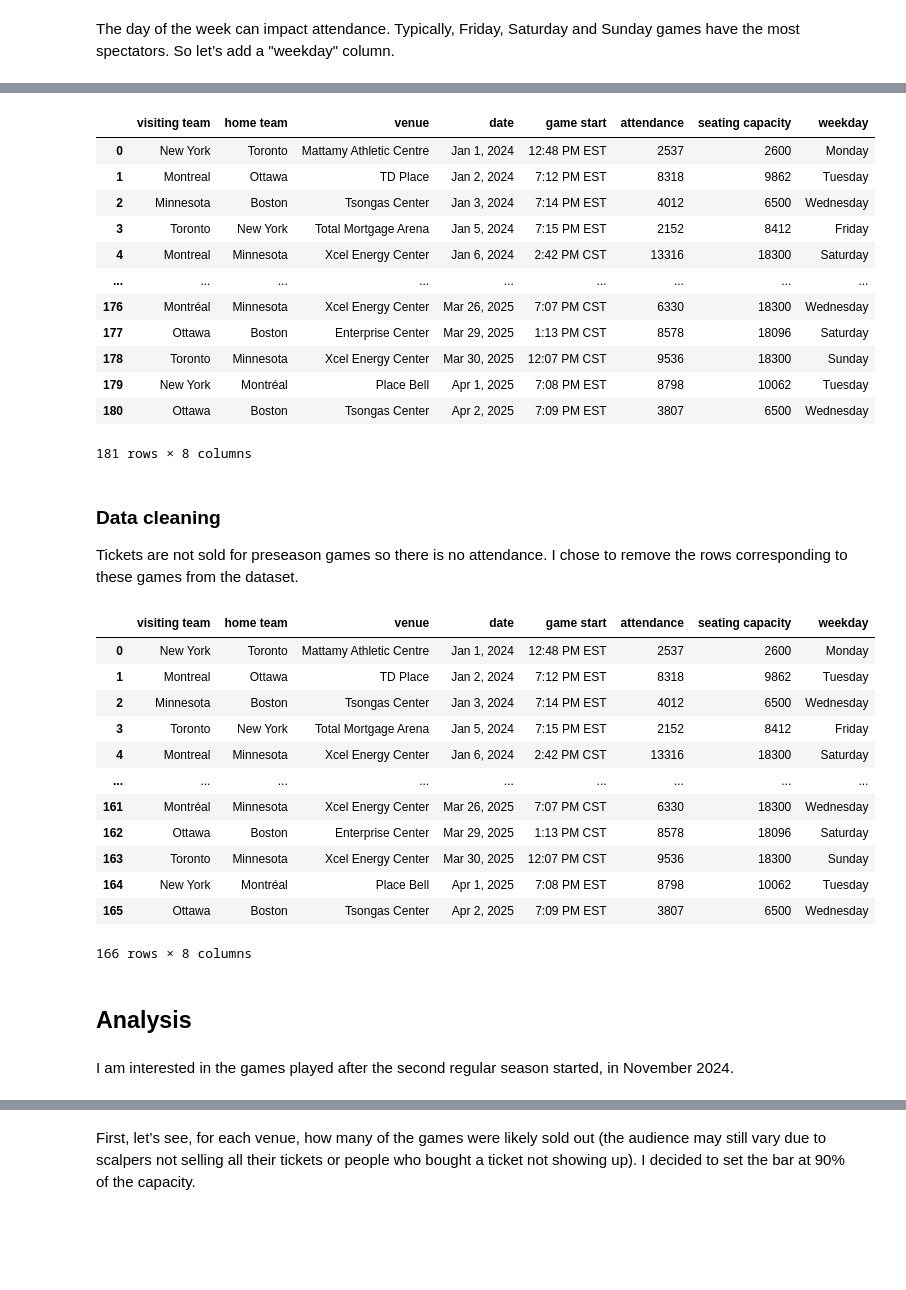
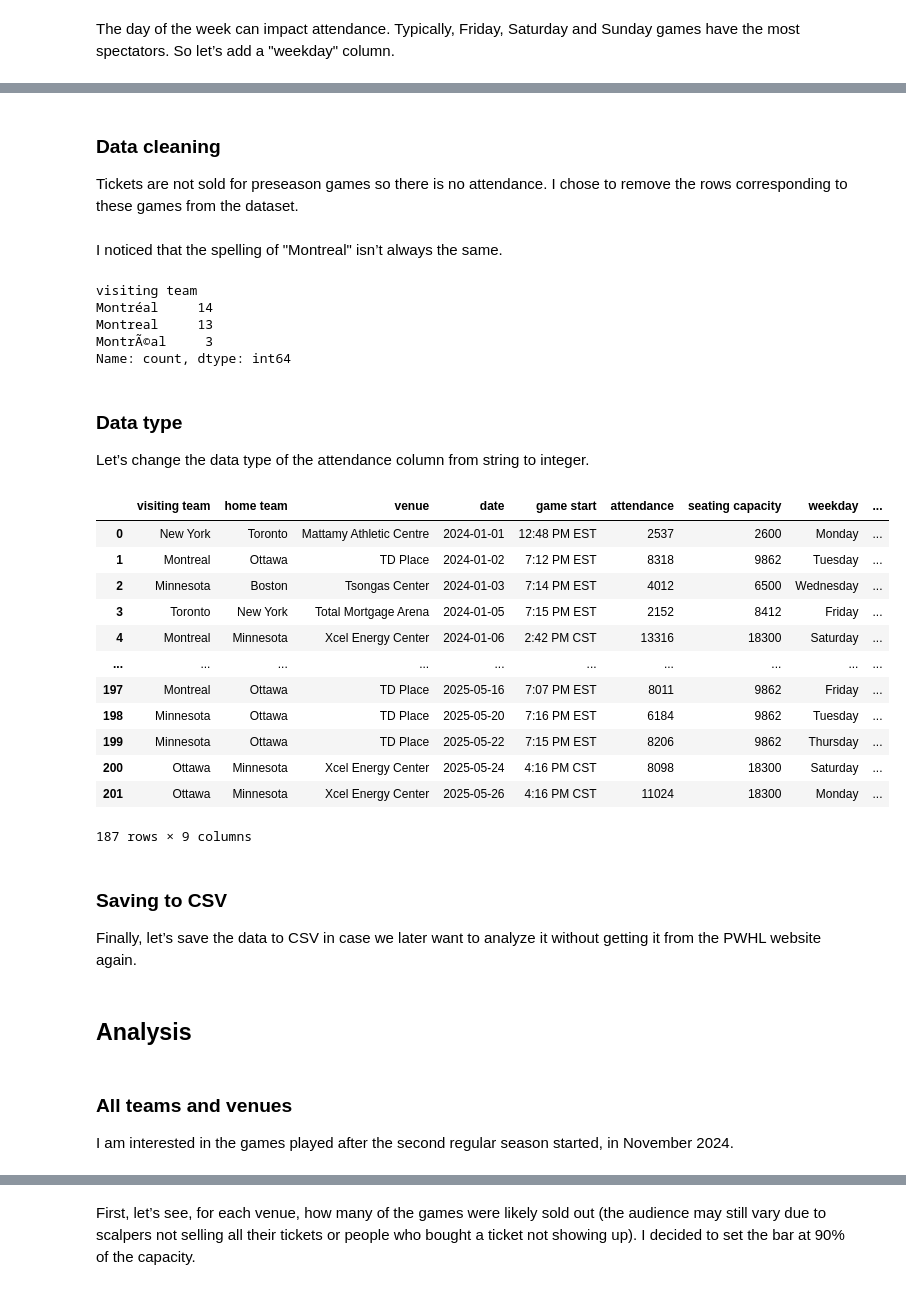
Before and after one commit to AGasconAfriat/pwhl_data-analysis, a Jupyter notebook: attendance.ipynb, the cells around one changed output, grey strips where cells are left out. Cells and saved outputs as stored; diff of their text form; code cells hidden in the pictures; blank space fills up the shorter version.

```diff
--- a/attendance.ipynb
+++ b/attendance.ipynb
@@ -183,3 +183,4 @@ The day of the week can impact attendance. Typically, Friday, Saturday and Sunda
 from dateutil import parser
 from datetime import datetime
 DAYS = ["Monday", "Tuesday", "Wednesday", "Thursday", "Friday", "Saturday", "Sunday"]
+df["date"] = df.apply(lambda row: parser.parse(row["date"]), axis=1)
@@ -189,2 +187,3 @@ def get_weekday(date):
 # %%
-df["weekday"] = df.apply(lambda row: DAYS[get_weekday(str(row["date"]))], axis=1)
+df["weekday"] = df.apply(lambda row: DAYS[row["date"].weekday()], axis=1)
+df
@@ -191,23 +204,47 @@ df["weekday"] = df.apply(lambda row: DAYS[get_weekday(str(row["date"]))], axis=1
-# %%
-df
-# %% [output]
-|  | visiting team | home team | venue | date | game start | attendance | seating capacity | weekday |
-| 0 | New York | Toronto | Mattamy Athletic Centre | Jan 1, 2024 | 12:48 PM EST | 2537 | 2600 | Monday |
-| 1 | Montreal | Ottawa | TD Place | Jan 2, 2024 | 7:12 PM EST | 8318 | 9862 | Tuesday |
-| 2 | Minnesota | Boston | Tsongas Center | Jan 3, 2024 | 7:14 PM EST | 4012 | 6500 | Wednesday |
-| 3 | Toronto | New York | Total Mortgage Arena | Jan 5, 2024 | 7:15 PM EST | 2152 | 8412 | Friday |
-| 4 | Montreal | Minnesota | Xcel Energy Center | Jan 6, 2024 | 2:42 PM CST | 13316 | 18300 | Saturday |
-| ... | ... | ... | ... | ... | ... | ... | ... | ... |
-| 176 | Montréal | Minnesota | Xcel Energy Center | Mar 26, 2025 | 7:07 PM CST | 6330 | 18300 | Wednesday |
-| 177 | Ottawa | Boston | Enterprise Center | Mar 29, 2025 | 1:13 PM CST | 8578 | 18096 | Saturday |
-| 178 | Toronto | Minnesota | Xcel Energy Center | Mar 30, 2025 | 12:07 PM CST | 9536 | 18300 | Sunday |
-| 179 | New York | Montréal | Place Bell | Apr 1, 2025 | 7:08 PM EST | 8798 | 10062 | Tuesday |
-| 180 | Ottawa | Boston | Tsongas Center | Apr 2, 2025 | 7:09 PM EST | 3807 | 6500 | Wednesday |
-181 rows × 8 columns
 # %% [markdown]
 ### Data cleaning
 
 Tickets are not sold for preseason games so there is no attendance. I chose to remove the rows corresponding to these games from the dataset.
 # %%
 df.drop(df[df["attendance"] == "-"].index, inplace=True)
+# %% [markdown]
+I noticed that the spelling of "Montreal" isn’t always the same.
+# %%
+df["visiting team"].value_counts().tail(3)
+# %% [output]
+visiting team
+Montréal     14
+Montreal     13
+MontrÃ©al     3
+Name: count, dtype: int64
+# %%
+mtl_visit_accent = df["visiting team"].isin(["Montréal", "MontrÃ©al"])
+mtl_home_accent = df["home team"].isin(["Montréal", "MontrÃ©al"])
+df.loc[mtl_visit_accent, "visiting team"] = "Montreal"
+df.loc[mtl_home_accent, "home team"] = "Montreal"
+# %% [markdown]
+### Data type
+
+Let’s change the data type of the attendance column from string to integer.
+# %%
+df['attendance'] = pd.to_numeric(df['attendance'], downcast='integer')
+df
+# %% [output]
+|  | visiting team | home team | venue | date | game start | attendance | seating capacity | weekday | ... |
+| 0 | New York | Toronto | Mattamy Athletic Centre | 2024-01-01 | 12:48 PM EST | 2537 | 2600 | Monday | ... |
+| 1 | Montreal | Ottawa | TD Place | 2024-01-02 | 7:12 PM EST | 8318 | 9862 | Tuesday | ... |
+| 2 | Minnesota | Boston | Tsongas Center | 2024-01-03 | 7:14 PM EST | 4012 | 6500 | Wednesday | ... |
+| 3 | Toronto | New York | Total Mortgage Arena | 2024-01-05 | 7:15 PM EST | 2152 | 8412 | Friday | ... |
+| 4 | Montreal | Minnesota | Xcel Energy Center | 2024-01-06 | 2:42 PM CST | 13316 | 18300 | Saturday | ... |
+| ... | ... | ... | ... | ... | ... | ... | ... | ... | ... |
+| 197 | Montreal | Ottawa | TD Place | 2025-05-16 | 7:07 PM EST | 8011 | 9862 | Friday | ... |
+| 198 | Minnesota | Ottawa | TD Place | 2025-05-20 | 7:16 PM EST | 6184 | 9862 | Tuesday | ... |
+| 199 | Minnesota | Ottawa | TD Place | 2025-05-22 | 7:15 PM EST | 8206 | 9862 | Thursday | ... |
+| 200 | Ottawa | Minnesota | Xcel Energy Center | 2025-05-24 | 4:16 PM CST | 8098 | 18300 | Saturday | ... |
+| 201 | Ottawa | Minnesota | Xcel Energy Center | 2025-05-26 | 4:16 PM CST | 11024 | 18300 | Monday | ... |
+187 rows × 9 columns
+# %% [markdown]
+### Saving to CSV
+
+Finally, let’s save the data to CSV in case we later want to analyze it without getting it from the PWHL website again.
 # %%
@@ -215,21 +252,7 @@ df.to_csv("games.csv")
-# %%
-df
-# %% [output]
-|  | visiting team | home team | venue | date | game start | attendance | seating capacity | weekday |
-| 0 | New York | Toronto | Mattamy Athletic Centre | Jan 1, 2024 | 12:48 PM EST | 2537 | 2600 | Monday |
-| 1 | Montreal | Ottawa | TD Place | Jan 2, 2024 | 7:12 PM EST | 8318 | 9862 | Tuesday |
-| 2 | Minnesota | Boston | Tsongas Center | Jan 3, 2024 | 7:14 PM EST | 4012 | 6500 | Wednesday |
-| 3 | Toronto | New York | Total Mortgage Arena | Jan 5, 2024 | 7:15 PM EST | 2152 | 8412 | Friday |
-| 4 | Montreal | Minnesota | Xcel Energy Center | Jan 6, 2024 | 2:42 PM CST | 13316 | 18300 | Saturday |
-| ... | ... | ... | ... | ... | ... | ... | ... | ... |
-| 161 | Montréal | Minnesota | Xcel Energy Center | Mar 26, 2025 | 7:07 PM CST | 6330 | 18300 | Wednesday |
-| 162 | Ottawa | Boston | Enterprise Center | Mar 29, 2025 | 1:13 PM CST | 8578 | 18096 | Saturday |
-| 163 | Toronto | Minnesota | Xcel Energy Center | Mar 30, 2025 | 12:07 PM CST | 9536 | 18300 | Sunday |
-| 164 | New York | Montréal | Place Bell | Apr 1, 2025 | 7:08 PM EST | 8798 | 10062 | Tuesday |
-| 165 | Ottawa | Boston | Tsongas Center | Apr 2, 2025 | 7:09 PM EST | 3807 | 6500 | Wednesday |
-166 rows × 8 columns
 # %% [markdown]
 ## Analysis
 # %% [markdown]
+### All teams and venues
+
 I am interested in the games played after the second regular season started, in November 2024.
 # %%
```
Also changed, not shown: parts of 20 cells of this notebook.
